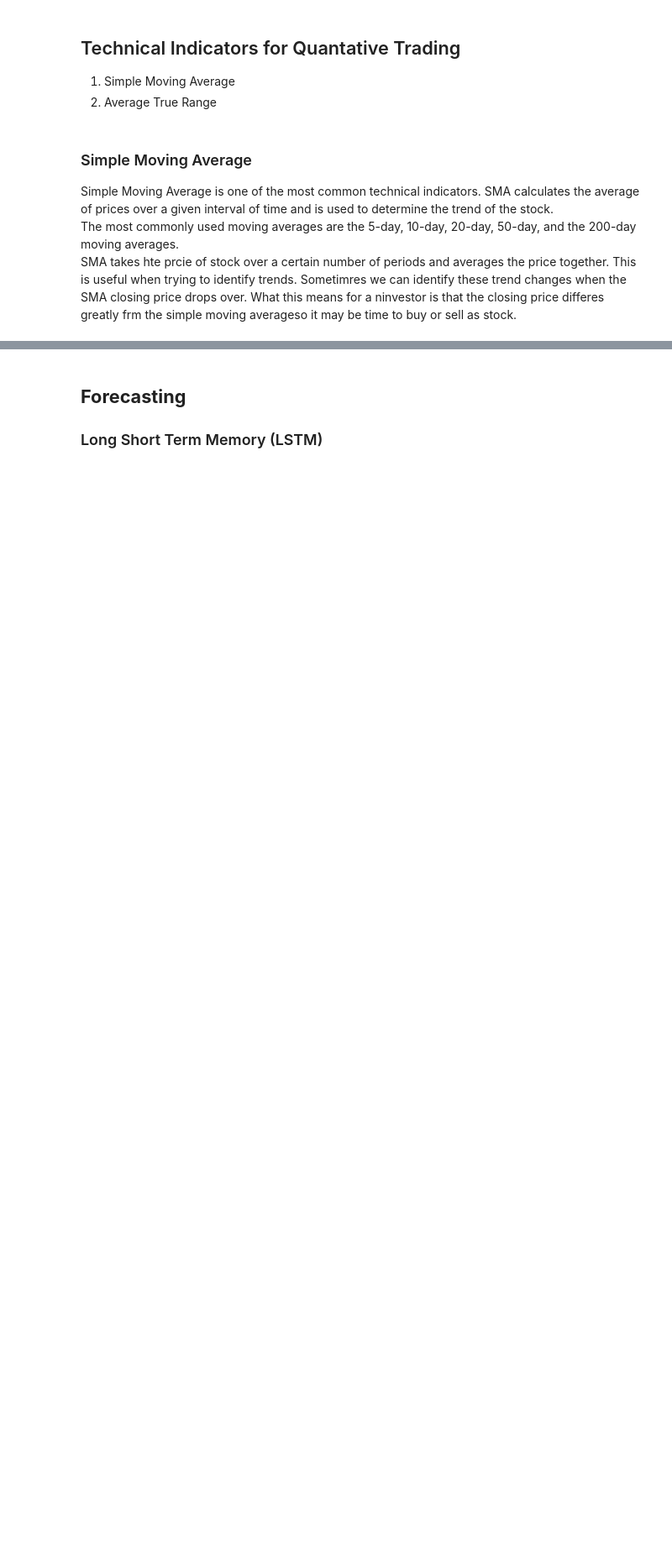
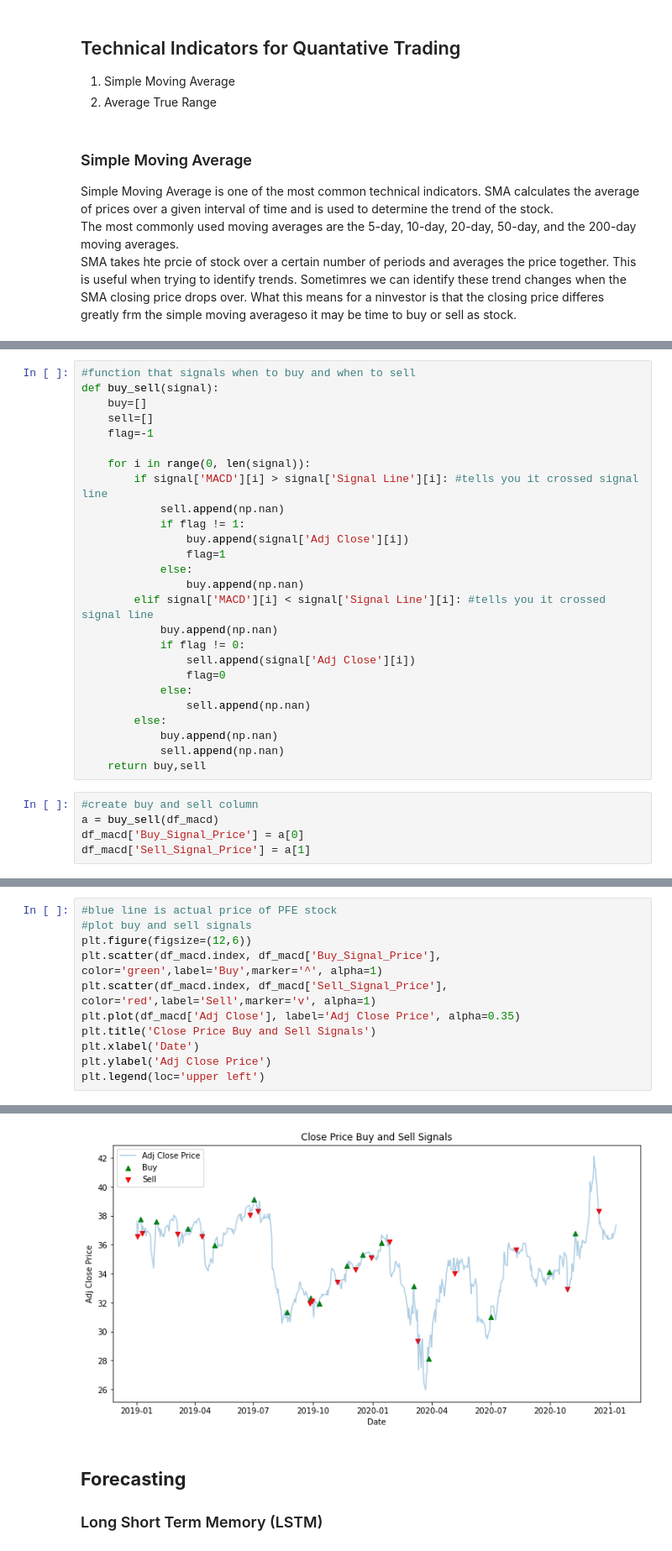
Before and after one commit to davidrtorres/Model-5-Stock-Price-Forecasting, a Jupyter notebook: Stocks_Capstone_2-8-21.ipynb, the cells around one changed output, grey strips where cells are left out. Shown at 84% size. Saved outputs shown, nothing was run; the diff lists cells and outputs as text; blank space fills up the shorter version.

```diff
--- a/Stocks_Capstone_2-8-21.ipynb
+++ b/Stocks_Capstone_2-8-21.ipynb
@@ -802,0 +744,31 @@ plt.scatter(df_sma.index,df_sma['Sell'],color='red',marker='v',alpha=1) #show mo
+# %%
+#function that signals when to buy and when to sell
+def buy_sell(signal):
+    buy=[]
+    sell=[]
+    flag=-1
+
+    for i in range(0, len(signal)):
+        if signal['MACD'][i] > signal['Signal Line'][i]: #tells you it crossed signal line
+            sell.append(np.nan)
+            if flag != 1:
+                buy.append(signal['Adj Close'][i])
+                flag=1
+            else:
+                buy.append(np.nan)
+        elif signal['MACD'][i] < signal['Signal Line'][i]: #tells you it crossed signal line
+            buy.append(np.nan)
+            if flag != 0:
+                sell.append(signal['Adj Close'][i])
+                flag=0
+            else:
+                sell.append(np.nan)
+        else:
+            buy.append(np.nan)
+            sell.append(np.nan)
+    return buy,sell
+# %%
+#create buy and sell column
+a = buy_sell(df_macd)
+df_macd['Buy_Signal_Price'] = a[0]
+df_macd['Sell_Signal_Price'] = a[1]
@@ -802,0 +796,12 @@ plt.scatter(df_sma.index,df_sma['Sell'],color='red',marker='v',alpha=1) #show mo
+# %%
+#blue line is actual price of PFE stock
+#plot buy and sell signals
+plt.figure(figsize=(12,6))
+plt.scatter(df_macd.index, df_macd['Buy_Signal_Price'], color='green',label='Buy',marker='^', alpha=1)
+plt.scatter(df_macd.index, df_macd['Sell_Signal_Price'], color='red',label='Sell',marker='v', alpha=1)
+plt.plot(df_macd['Adj Close'], label='Adj Close Price', alpha=0.35)
+plt.title('Close Price Buy and Sell Signals')
+plt.xlabel('Date')
+plt.ylabel('Adj Close Price')
+plt.legend(loc='upper left')
+# %% [output]
@@ -803,3 +809,4 @@ plt.scatter(df_sma.index,df_sma['Sell'],color='red',marker='v',alpha=1) #show mo
+[figure, added]
 # %% [markdown]
 ## **Forecasting**
 ### Long Short Term Memory (LSTM)
```
Also changed, not shown: parts of 66 cells of this notebook.
